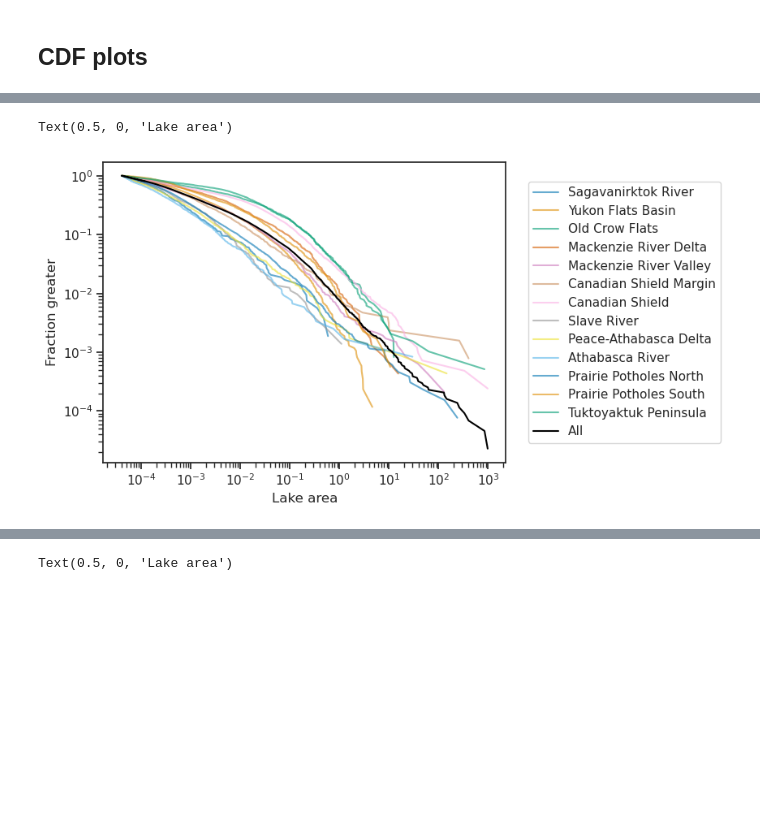
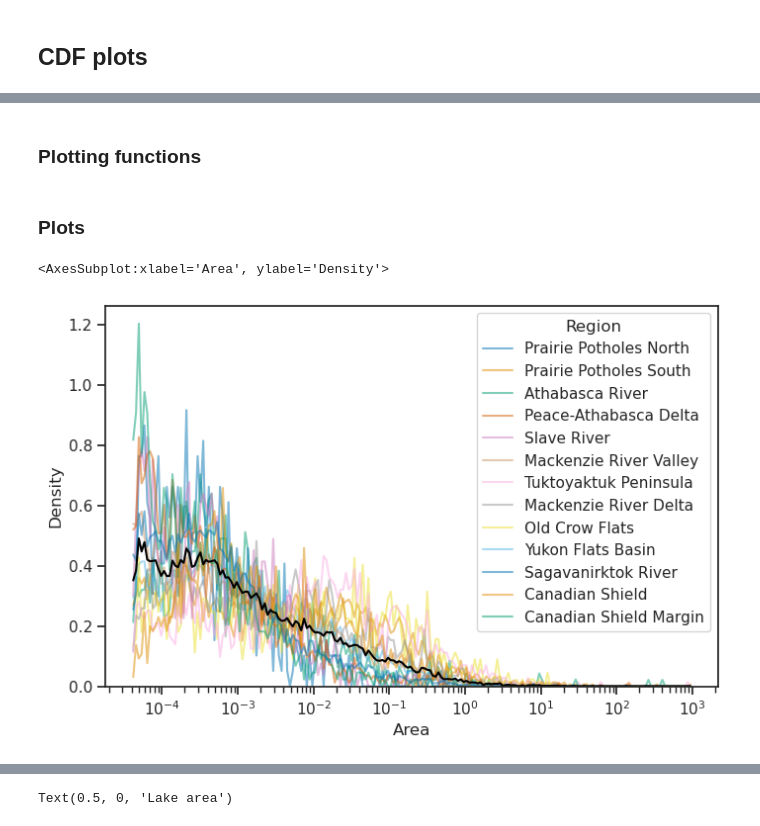
Before and after one commit to ekcomputer/lake-area, a Jupyter notebook: LSD_scale_comparison.ipynb, the cells around one changed output, grey strips where cells are left out. Drawn from its saved outputs; the diff is of its cells as text; code cells hidden in the pictures; blank space fills up the shorter version.

```diff
--- a/LSD_scale_comparison.ipynb
+++ b/LSD_scale_comparison.ipynb
@@ -217,22 +216,5 @@ ax.set_yscale('log')
-# %%
-## Powerlaw package plots: CDF doesn't use binning
-
-## colors
-# rainbow_cycler = cycler
-sns.set_palette("colorblind",len(regions) ) # colors from https://stackoverflow.com/a/46152327/7690975 Other option is: `from cycler import cycler; `# ax.set_prop_cycle(rainbow_cycler), plt(... prop_cycle=rainbow_cycler, )
-
-## plot
-fig, ax = plt.subplots() # figsize=(5,3)
-for region in regions[:-1]:
-    powerlaw.plot_cdf(gdf_cir_lsd.query('Region == @region').Area, alpha=0.6, survival=True, ax=ax, label=region) # color='green' #
-
-powerlaw.plot_cdf(gdf_cir_lsd.Area, survival=True, ax=ax, color='black', label='All')
-ax.legend(loc= 'center left', bbox_to_anchor=(1.04, 0.5)) # legend on right (see https://stackoverflow.com/a/43439132/7690975)
-ax.set_ylabel('Fraction greater')
-ax.set_xlabel('Lake area')
-# %% [output]
-Text(0.5, 0, 'Lake area')
-[figure, removed]
+# %% [markdown]
+### Plotting functions
 # %%
 def findNearest(arr, val):
     ''' Function to find index of value nearest to target value'''
@@ -244,0 +247,11 @@ def findNearest(arr, val):
+# %% [markdown]
+### Plots
+# %%
+## Binned PDF plot (V1)
+fig, ax = plt.subplots(figsize=(8,5)) # size=(5,3)
+sns.histplot(data=gdf_cir_lsd, x="Area", hue="Region", element="poly", log_scale=True, bins=200, palette=None, stat='density', cumulative=False, common_norm=False, fill=False, alpha=0.5, ax=ax) #
+sns.histplot(data=gdf_cir_lsd, x="Area", color='black', element="poly", log_scale=True, bins=200, palette=None, stat='density', cumulative=False, common_norm=False, fill=False, ax=ax, label='All') #
+# ax.set_yscale('log')
+# %% [output]
+<AxesSubplot:xlabel='Area', ylabel='Density'>
+[figure, added]
```
Also changed, not shown: parts of 11 cells of this notebook.
